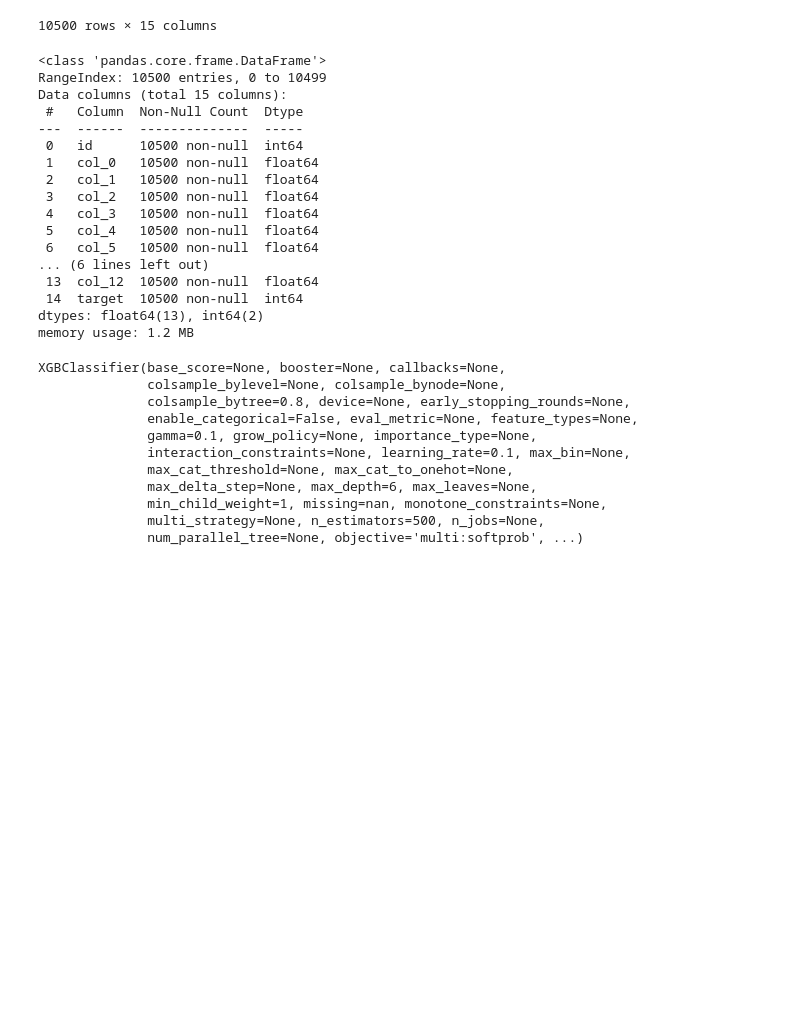
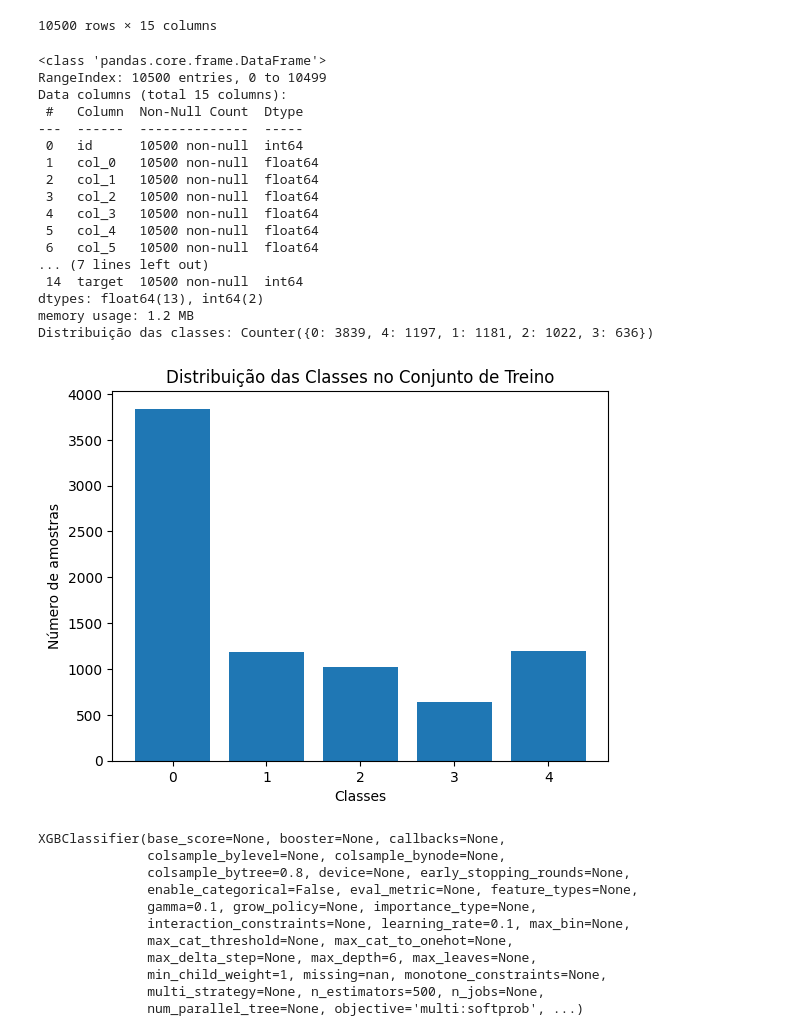
Before and after one commit to genetooo/ia, a Jupyter notebook: main.ipynb, the cells around one changed output. Saved outputs shown, nothing was run; the diff lists cells and outputs as text; code cells hidden in the pictures; blank space fills up the shorter version.

```diff
--- a/main.ipynb
+++ b/main.ipynb
@@ -111,31 +111,47 @@ display(tabela)
 # %%
 # passo 2: preparar a base de dados para a IA
 tabela.info()
 
 # y e quem eu quero prever
 y = tabela['target']
 
 # x e o que eu tenho para prever
 x = tabela.drop(columns=['id','target'])
 
 #separar dados de treino e dados de teste
 from sklearn.model_selection import train_test_split
 x_treino, x_teste, y_treino, y_teste = train_test_split(x,y)
+
+# comferindo a calidade dos dados
+import matplotlib.pyplot as plt
+from collections import Counter
+
+# Contar quantas amostras há em cada classe
+class_counts = Counter(y_treino)
+print("Distribuição das classes:", class_counts)
+
+# Visualizar com um gráfico de barras
+plt.bar(class_counts.keys(), class_counts.values())
+plt.xlabel("Classes")
+plt.ylabel("Número de amostras")
+plt.title("Distribuição das Classes no Conjunto de Treino")
+plt.show()
 # %% [output]
 <class 'pandas.core.frame.DataFrame'>
 RangeIndex: 10500 entries, 0 to 10499
 Data columns (total 15 columns):
  #   Column  Non-Null Count  Dtype
 ---  ------  --------------  -----
  0   id      10500 non-null  int64
  1   col_0   10500 non-null  float64
  2   col_1   10500 non-null  float64
  3   col_2   10500 non-null  float64
  4   col_3   10500 non-null  float64
  5   col_4   10500 non-null  float64
  6   col_5   10500 non-null  float64
-... (6 lines left out)
- 13  col_12  10500 non-null  float64
+... (7 lines left out)
  14  target  10500 non-null  int64
 dtypes: float64(13), int64(2)
 memory usage: 1.2 MB
+Distribuição das classes: Counter({0: 3839, 4: 1197, 1: 1181, 2: 1022, 3: 636})
+[figure, added]
```
Also changed, not shown: parts of 6 cells of this notebook, 2 other files.
